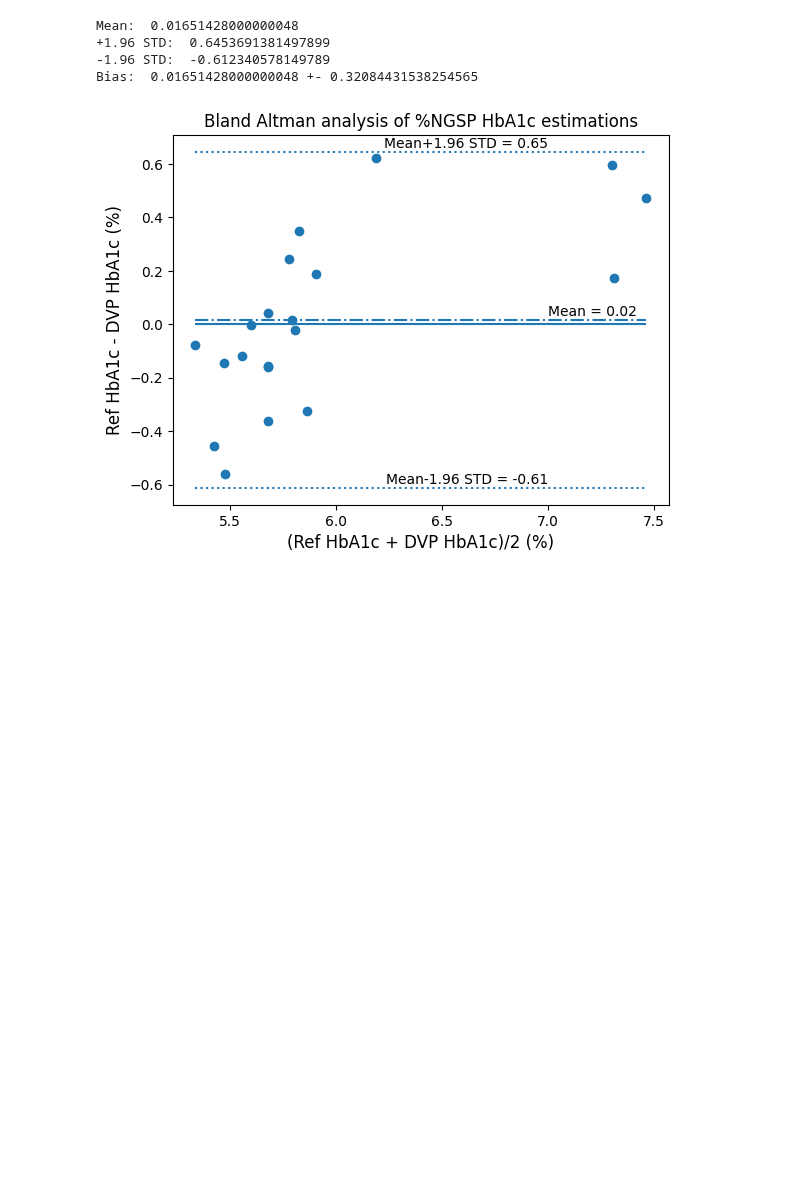
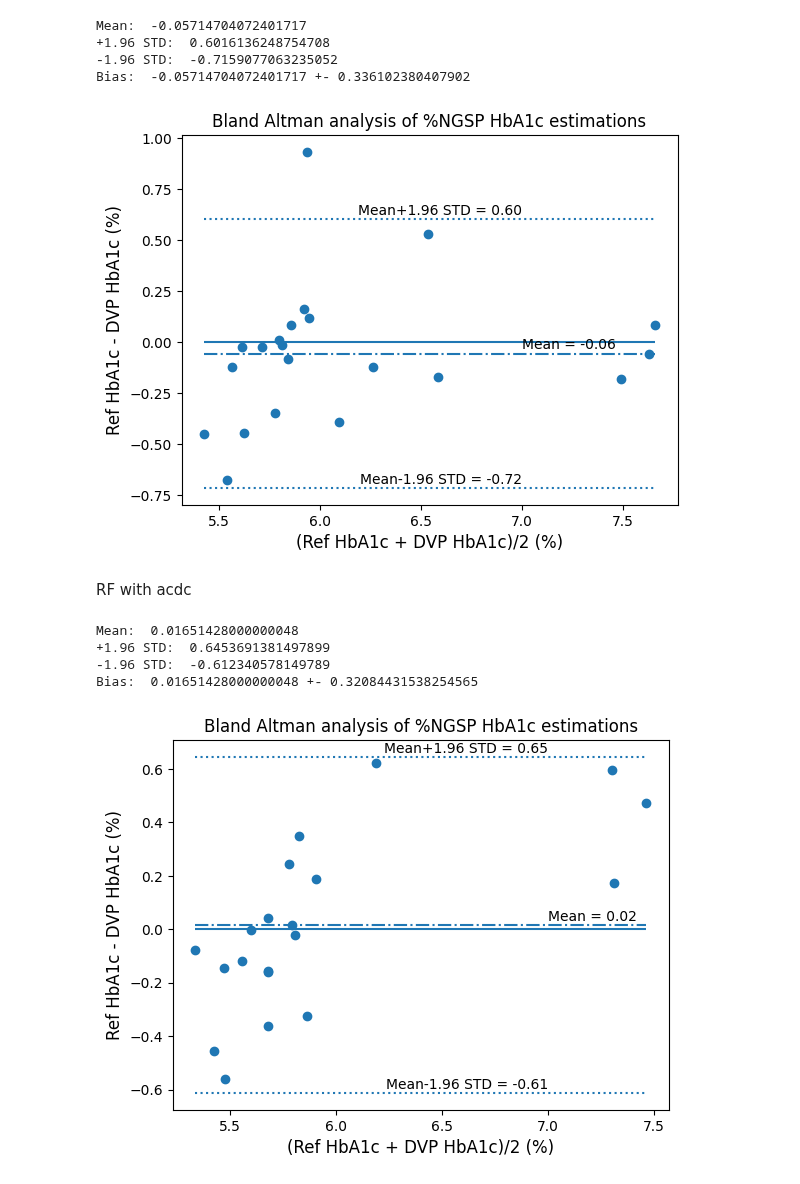
Before and after one commit to shamasatter/Estimating-HbA1c-from-PPG-using-ML, a Jupyter notebook: fig.ipynb, the cells around one changed output. Drawn from its saved outputs; the diff is of its cells as text; code cells hidden in the pictures; blank space fills up the shorter version.

```diff
--- a/fig.ipynb
+++ b/fig.ipynb
@@ -158,3 +180,33 @@ def hBAA(ref,est,xp=7):
+# %%
+b=[5.200000000000002,
+ 5.799999999999996,
+ 5.8999999999999995,
+ 5.6,
+ 5.799999999999998,
+ 5.700000000000003,
+ 5.200000000000001,
+ 7.6000000000000005,
+ 6.0,
+ 7.400000000000001,
+ 5.799999999999999,
+ 5.9,
+ 6.0,
+ 7.700000000000002,
+ 5.399999999999999,
+ 6.200000000000002,
+ 6.3999999999999995,
+ 5.5,
+ 5.600000000000001,
+ 6.5,
+ 6.799999999999998]
+# %%
+hBAA( b, a)
+# %% [output]
+Mean:  -0.05714704072401717
++1.96 STD:  0.6016136248754708
+-1.96 STD:  -0.7159077063235052
+Bias:  -0.05714704072401717 +- 0.336102380407902
+[figure, added]
 # %%
 a= [5.6539407,
  5.619065,
@@ -197,6 +249,8 @@ b=[5.200000000000002,
  5.5,
  5.600000000000001,
  6.5]
+# %% [markdown]
+RF with acdc
 # %%
 hBAA( b, a)
 # %% [output]
```
Also changed, not shown: parts of 11 cells of this notebook.
